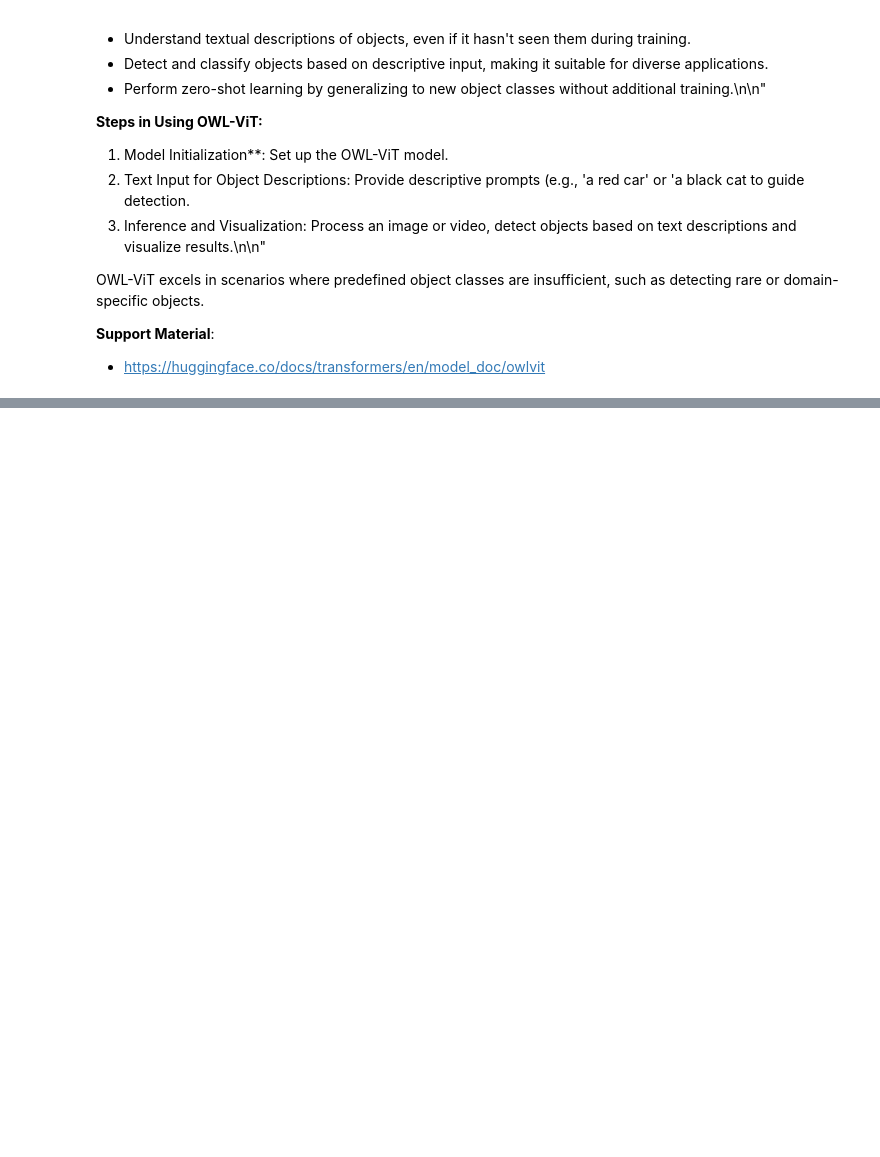
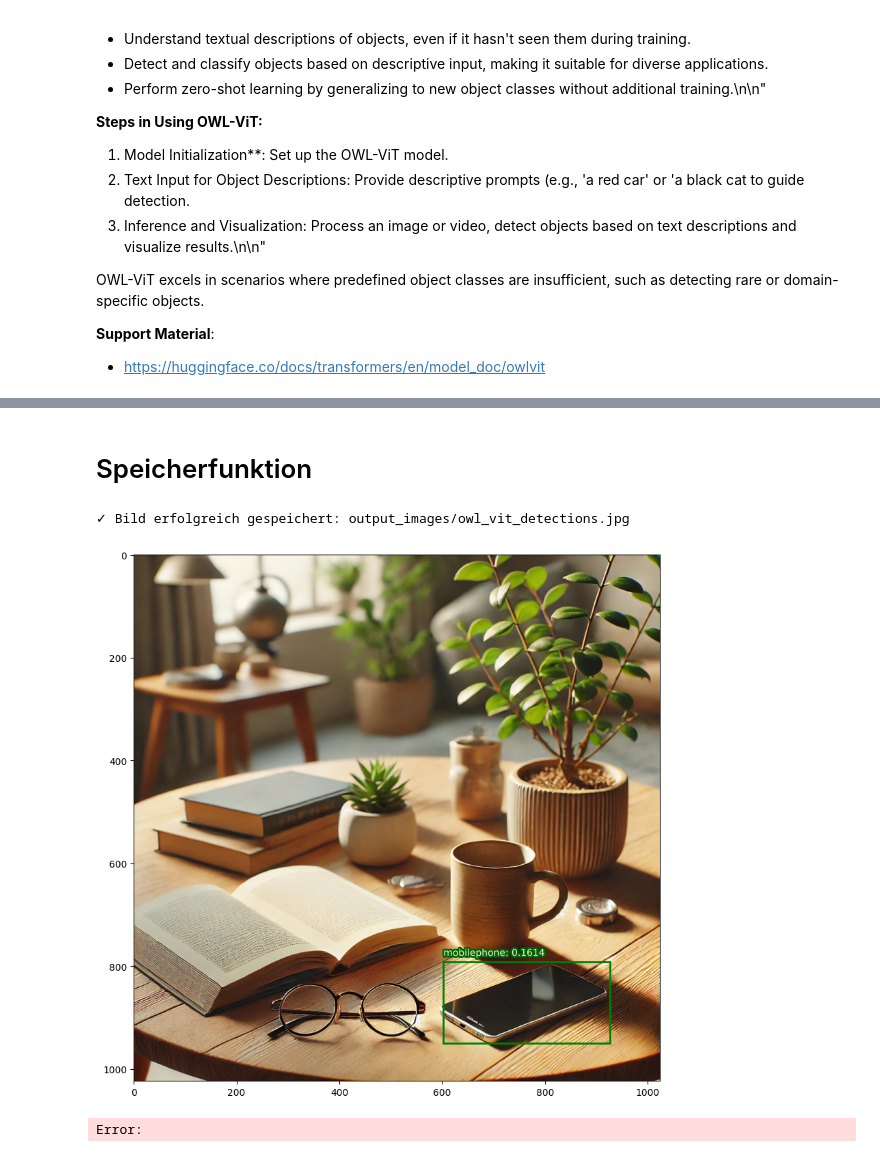
Before and after one commit to Lionidas-90/B3-AP3-MultimodalInteraction_ObjDet, a Jupyter notebook: Object_Detection_Basics_YOLO_OWL-ViT.ipynb, the cells around one changed output, grey strips where cells are left out. Saved outputs shown, nothing was run; the diff lists cells and outputs as text; code cells hidden in the pictures; blank space fills up the shorter version.

```diff
--- a/Object_Detection_Basics_YOLO_OWL-ViT.ipynb
+++ b/Object_Detection_Basics_YOLO_OWL-ViT.ipynb
@@ -177,0 +285,49 @@ Detected a person on the floor with confidence 0.161 at location [1165.25, 425.6
+# %% [markdown]
+# Speicherfunktion
+# %%
+# Erstelle einen Ordner für die Ausgabebilder und speichere das Ergebnis
+import os
+
+# Definiere den Ordnernamen für die Ausgabe
+output_folder = "output_images"
+
+# Erstelle den Ordner, falls er noch nicht existiert
+# exist_ok=True verhindert Fehler, falls der Ordner bereits vorhanden ist
+os.makedirs(output_folder, exist_ok=True)
+
+# Erstelle das Bild mit den Erkennungen und speichere es
+plt.figure(figsize=(10, 10))
+plt.imshow(image)
+
+# Zeichne alle Bounding Boxes und Beschriftungen
+for i, box in enumerate(boxes):
+    box_coords = [round(j, 2) for j in box.tolist()]
+    x0, y0 = box_coords[0], box_coords[1]
+    w, h = box_coords[2] - box_coords[0], box_coords[3] - box_coords[1]
+
+    # Zeichne das Rechteck
+    plt.gca().add_patch(
+        plt.Rectangle((x0, y0), w, h, edgecolor="green", facecolor=(0, 0, 0, 0), lw=2)
+    )
+
+    # Füge die Beschriftung hinzu
+    plt.text(
+        x=x0,
+        y=y0 - 12,
+        s=f"{text_labels[i]}: {scores[i]:,.4f}",
+        c="beige",
+        path_effects=[pe.withStroke(linewidth=4, foreground="darkgreen")],
+    )
+
+plt.axis("on")
+
+# Speichere das Bild im Ausgabeordner
+output_path = os.path.join(output_folder, "owl_vit_detections.jpg")
+plt.savefig(output_path, bbox_inches='tight', dpi=150)
+print(f"✓ Bild erfolgreich gespeichert: {output_path}")
+
+plt.show()
+# %% [output]
+✓ Bild erfolgreich gespeichert: output_images/owl_vit_detections.jpg
+[figure, added]
+Error:
```
Also changed, not shown: parts of 9 cells of this notebook, 31 other files.
